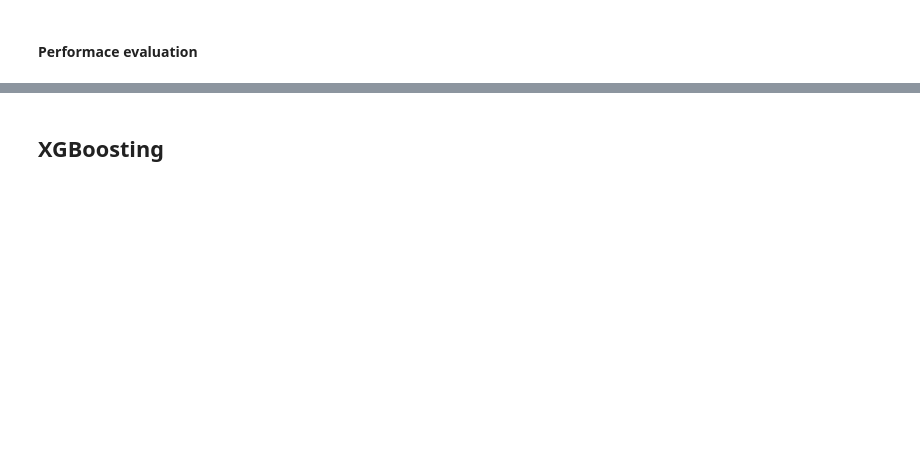
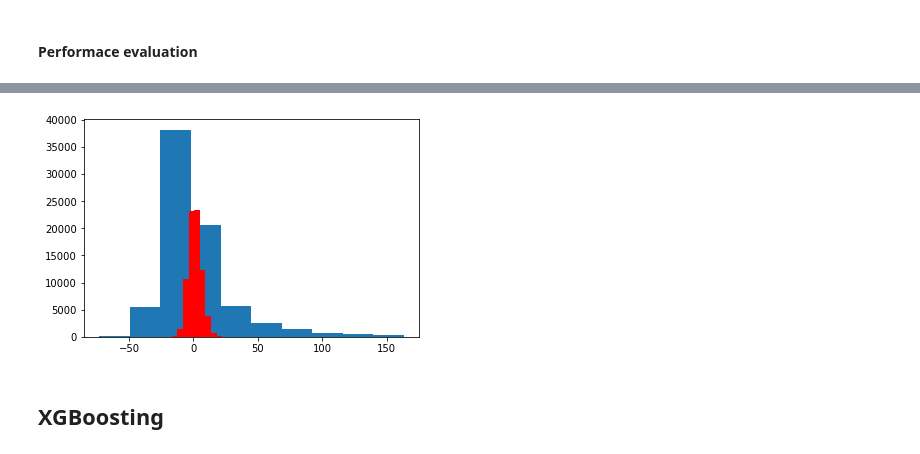
Before and after one commit to zarishabbas/Midterm_Project, a Jupyter notebook: src/modules/Final/Ridge Regression & XGBoost Regression.ipynb, the cells around one changed output, grey strips where cells are left out. Cells and saved outputs as stored; diff of their text form; code cells hidden in the pictures; blank space fills up the shorter version.

```diff
--- a/src/modules/Final/Ridge Regression & XGBoost Regression.ipynb
+++ b/src/modules/Final/Ridge Regression & XGBoost Regression.ipynb
@@ -12,6 +14,9 @@ df_test = pd.read_csv(path_test)
 # %%
 df_vali.rename(columns={'dep_delay': 'DelayD_carrier'}, inplace=True)
 df_test.rename(columns={'dep_delay': 'DelayD_carrier', 'arr_delay': 'DelayA_carrier'}, inplace=True)
+# %%
+df_vali['delay'] = pd.Series([x if (x > 15) else 0 for x in df_vali['arr_delay']])
+df_vali['delayed'] = pd.Series([0 if (x <= 0) else 1 for x in df_vali['arr_delay']])
 # %%
 df_train.columns[df_train.isnull().any()]
 # %% [output]
@@ -98,8 +99,8 @@ test_vali_diff
 ['man_C Series Aircraft Ltd Ptnrsp']
 # %%
 df_test.drop('man_C Series Aircraft Ltd Ptnrsp', inplace=True, axis=1)
-df_train.drop(vali_test_diff[1:], inplace=True, axis=1)
-df_vali.drop(vali_test_diff[1:], inplace=True, axis=1)
+df_train.drop(vali_test_diff[3:], inplace=True, axis=1)
+df_vali.drop(vali_test_diff[3:], inplace=True, axis=1)
 # %%
 for diff in [df_train.columns.difference(df_vali.columns).to_list(),
              df_vali.columns.difference(df_train.columns).to_list(),
@@ -275,3 +262,9 @@ df_train[cols_tr] = df_train[cols_tr].mask((df_train[cols_tr]  - df_train[cols_t
 df_vali[cols_va] = df_vali[cols_va].mask((df_vali[cols_va]  - df_vali[cols_va].mean()).abs() > 3 * df_vali[cols_va].std())
 df_train.dropna(inplace=True)
 df_vali.dropna(inplace=True)
+# %%
+# For prediction 'arr_delay'
+y_train = df_train['arr_delay']
+X_train = df_train.drop(['arr_delay', 'delay', 'delayed'], axis=1)
+y_vali = df_vali['arr_delay']
+X_vali = df_vali.drop(['arr_delay', 'delay', 'delayed'], axis=1)
@@ -303,7 +297,7 @@ from sklearn.linear_model import Ridge
 #### Ridge Regression
 # %%
 params_ridge = {
-    'alpha': np.concatenate([np.linspace(0, 1, 20)[1:], np.arange(3, 30)])
+    'alpha': np.arange(525, 526, 0.01)
 }
 # %%
 ridge_reg = Ridge()
@@ -343,3 +340,9 @@ R2 score: 0.03140199577451119
+# %%
+plt.hist(y_vali)
+plt.hist(y_pred, color='red')
+plt.show()
+# %% [output]
+[figure, added]
 # %% [markdown]
 ## XGBoosting
 # %%
```
Also changed, not shown: parts of 24 cells of this notebook.
